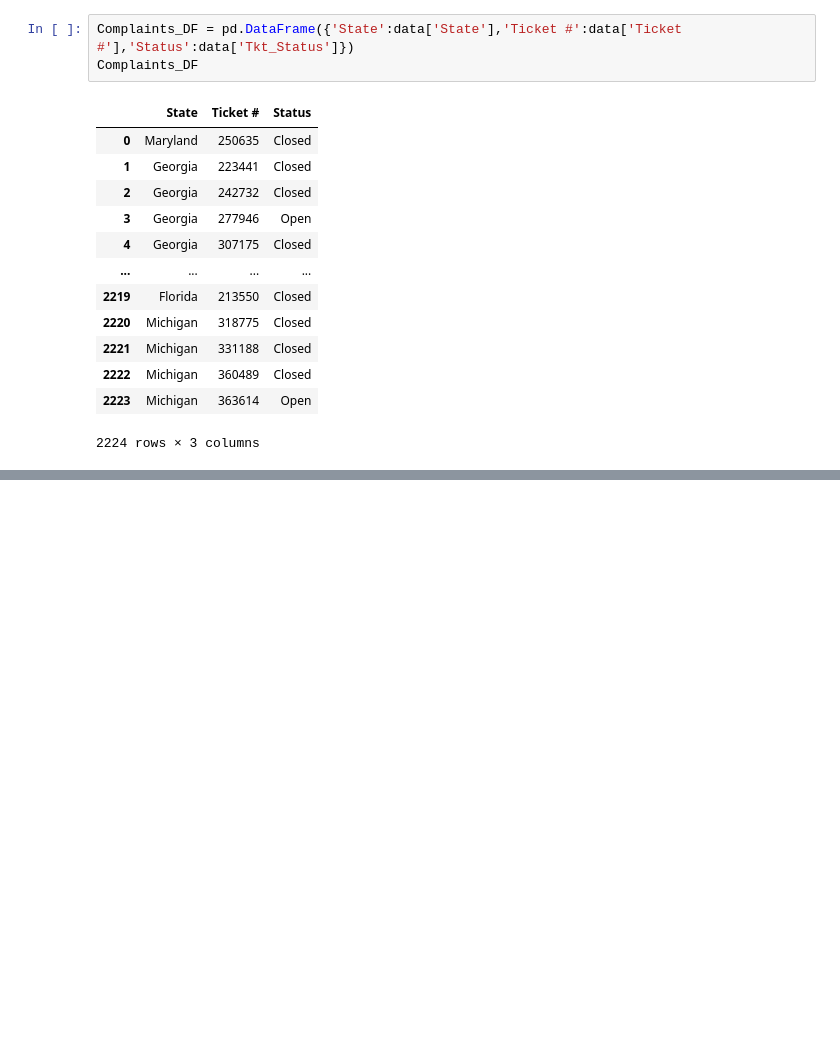
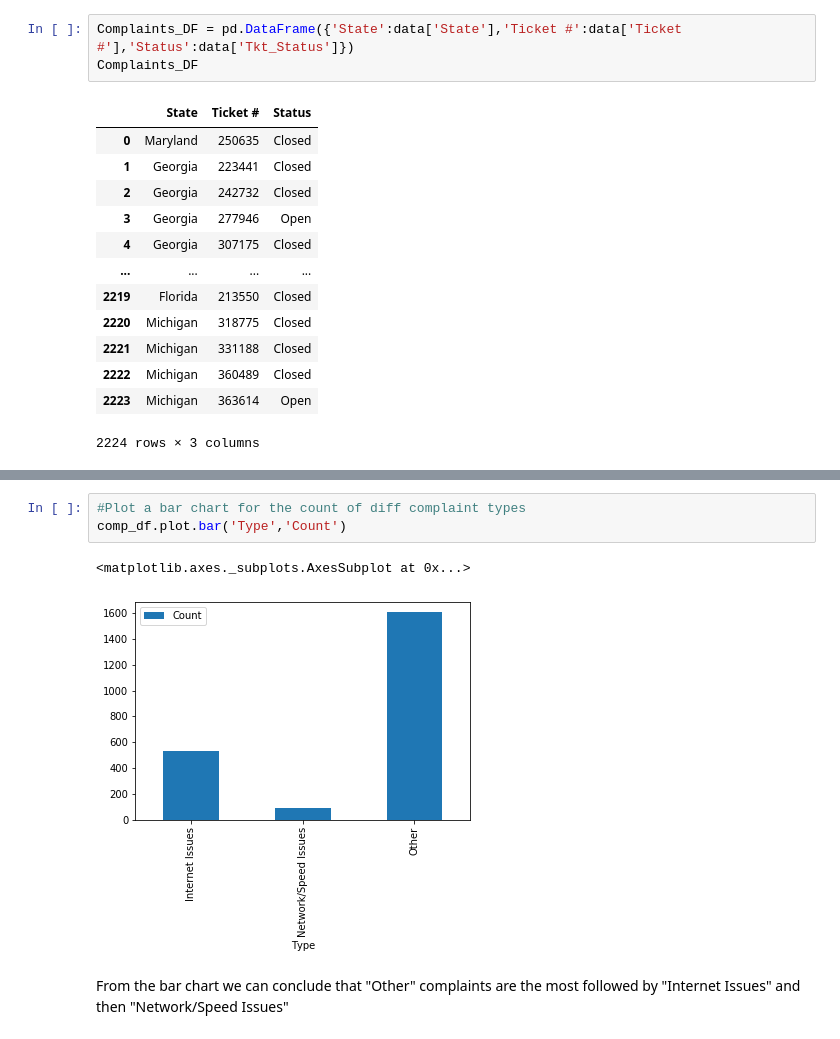
Before and after one commit to Adityav93/ComcastDataAnalysis-Python, a Jupyter notebook: ComCast.ipynb, the cells around one changed output, grey strips where cells are left out. Drawn from its saved outputs; the diff is of its cells as text; blank space fills up the shorter version.

```diff
--- a/ComCast.ipynb
+++ b/ComCast.ipynb
@@ -267,0 +271,8 @@ comp_df
+# %%
+#Plot a bar chart for the count of diff complaint types
+comp_df.plot.bar('Type','Count')
+# %% [output]
+<matplotlib.axes._subplots.AxesSubplot at 0x...>
+[figure, added]
+# %% [markdown]
+From the bar chart we can conclude that "Other" complaints are the most followed by "Internet Issues" and then "Network/Speed Issues"
```
Also changed, not shown: parts of 8 cells of this notebook.
